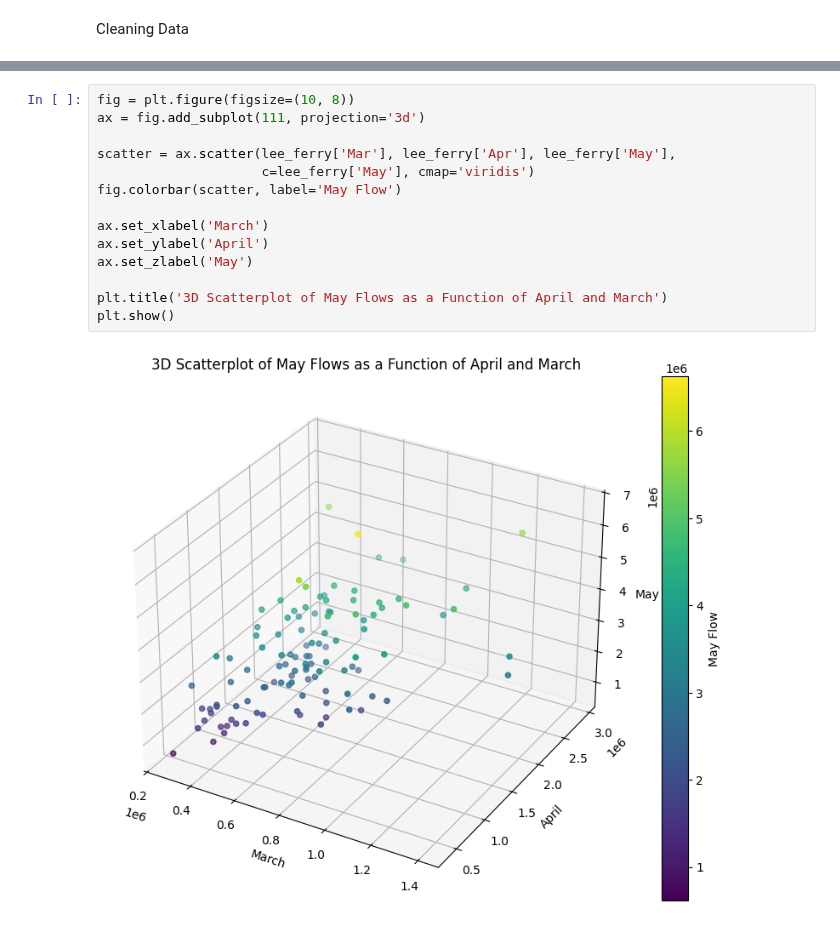
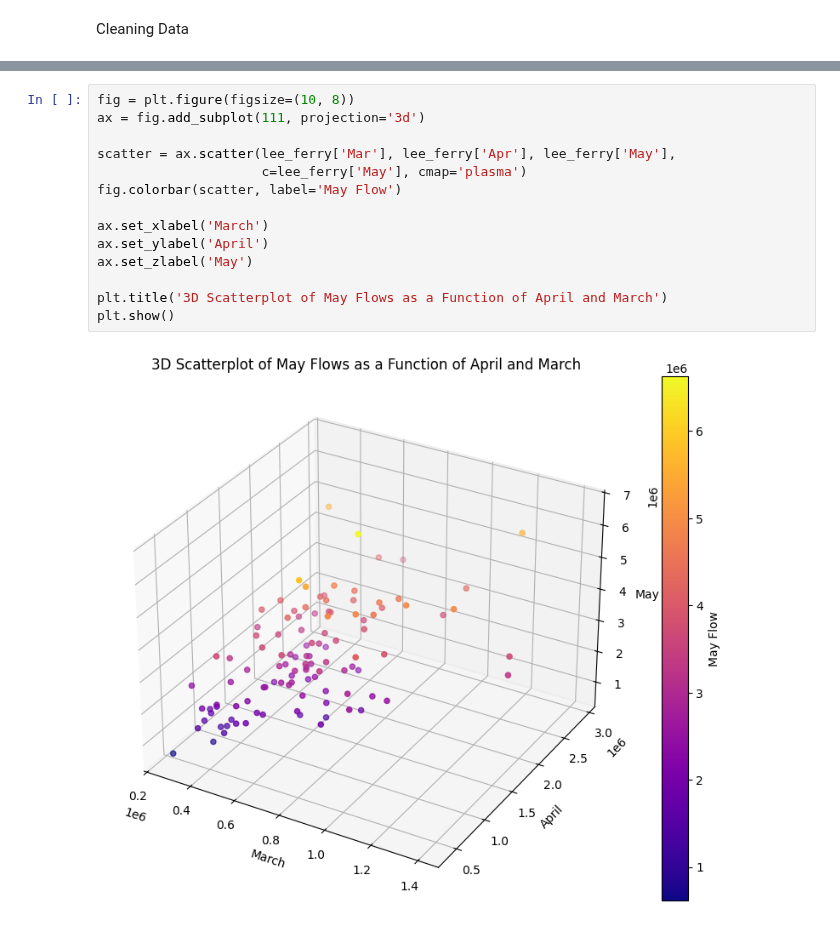
Before and after one commit to jtdocter27/Engineering-Probability---Statistics, a Jupyter notebook: R_project.ipynb, the cells around one changed output, grey strips where cells are left out. Drawn from its saved outputs; the diff is of its cells as text.

```diff
--- a/R_project.ipynb
+++ b/R_project.ipynb
@@ -44,16 +30,16 @@ dtype: object
 # %%
 fig = plt.figure(figsize=(10, 8))
 ax = fig.add_subplot(111, projection='3d')
 
 scatter = ax.scatter(lee_ferry['Mar'], lee_ferry['Apr'], lee_ferry['May'],
-                     c=lee_ferry['May'], cmap='viridis')
+                     c=lee_ferry['May'], cmap='plasma')
 fig.colorbar(scatter, label='May Flow')
 
 ax.set_xlabel('March')
 ax.set_ylabel('April')
 ax.set_zlabel('May')
 
 plt.title('3D Scatterplot of May Flows as a Function of April and March')
 plt.show()
 # %% [output]
-[figure, old version]
+[figure, new version]
```
Also changed, not shown: parts of 1 cell of this notebook.
